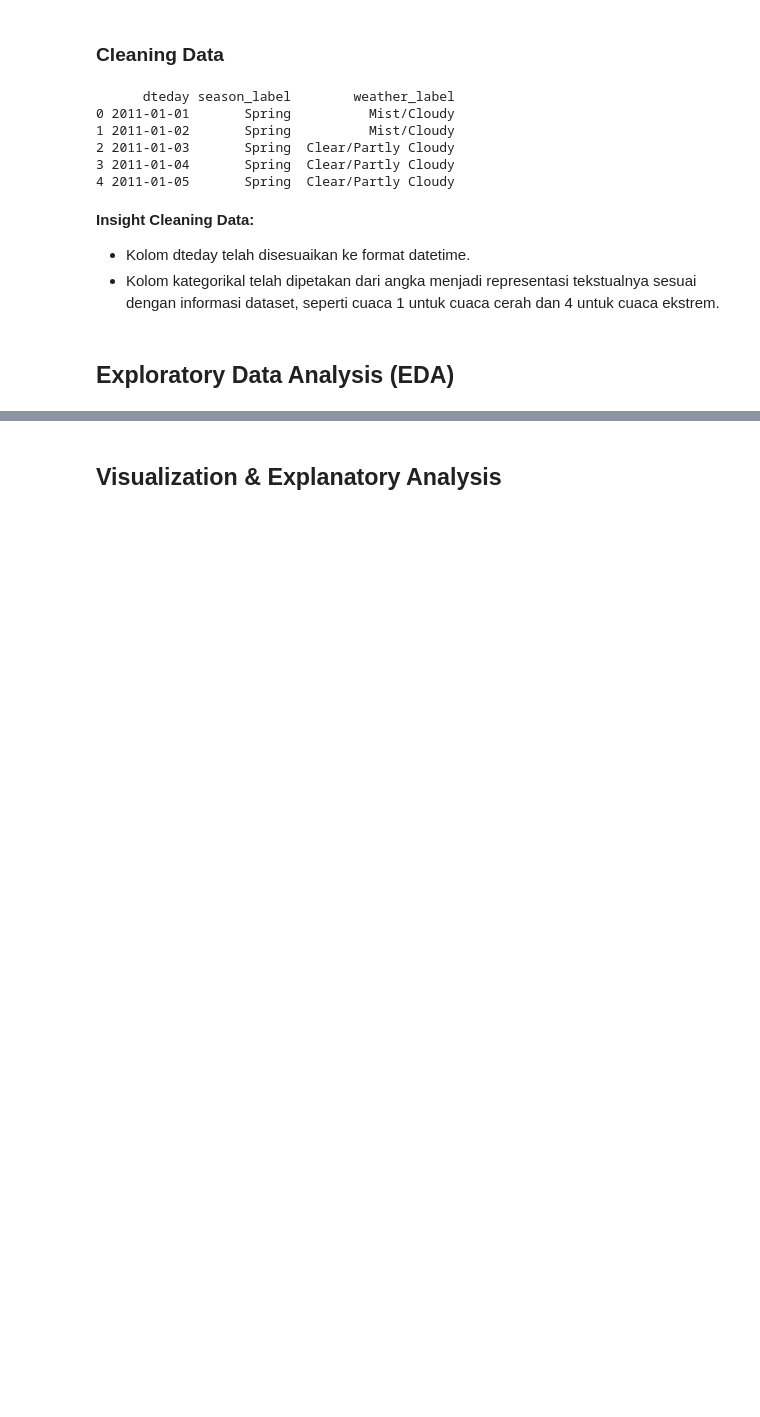
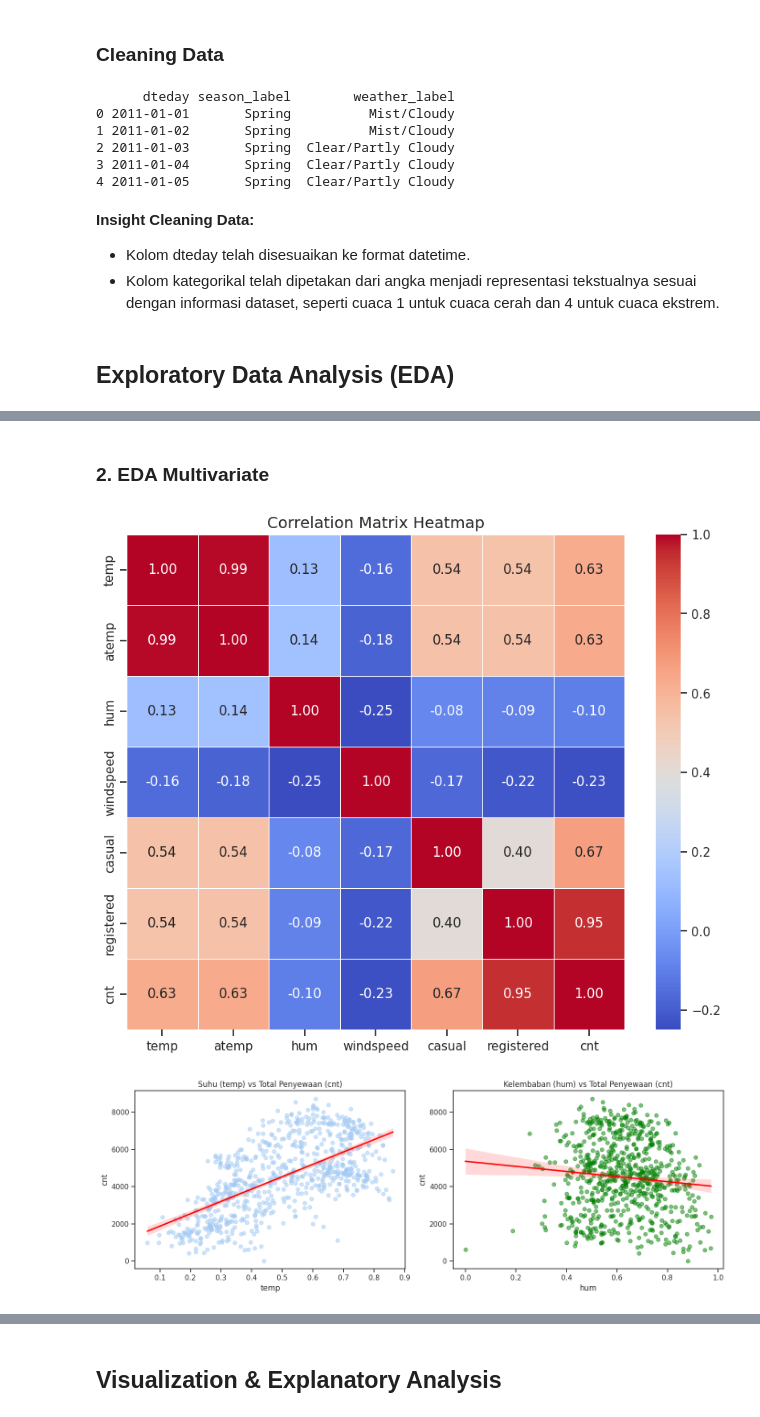
Before and after one commit to AlbertSanggam-231401034/Proyek-Analisis-Data_Albert, a Jupyter notebook: Proyek_Analisis_Data_Albert_Sanggam_Nalom_Sinurat.ipynb, the cells around one changed output, grey strips where cells are left out. Cells and saved outputs as stored; diff of their text form; code cells hidden in the pictures; blank space fills up the shorter version.

```diff
--- a/Proyek_Analisis_Data_Albert_Sanggam_Nalom_Sinurat.ipynb
+++ b/Proyek_Analisis_Data_Albert_Sanggam_Nalom_Sinurat.ipynb
@@ -145,0 +151,24 @@ Sampel Distribusi Rata-rata Penyewaan per Jam:
+# %% [markdown]
+### 2. EDA Multivariate
+# %%
+# Correlation Matrix Heatmap
+numeric_cols = ['temp', 'atemp', 'hum', 'windspeed', 'casual', 'registered', 'cnt']
+plt.figure(figsize=(10, 8))
+sns.heatmap(day_df[numeric_cols].corr(), annot=True, cmap='coolwarm', fmt=".2f", linewidths=0.5)
+plt.title('Correlation Matrix Heatmap', fontsize=14)
+plt.show()
+
+# Scatter Plot dengan Regression Line (Bivariate relationship)
+plt.figure(figsize=(14, 5))
+plt.subplot(1, 2, 1)
+sns.regplot(x='temp', y='cnt', data=day_df, scatter_kws={'alpha':0.5}, line_kws={'color':'red'})
+plt.title('Suhu (temp) vs Total Penyewaan (cnt)')
+
+plt.subplot(1, 2, 2)
+sns.regplot(x='hum', y='cnt', data=day_df, scatter_kws={'alpha':0.5}, line_kws={'color':'red'}, color='green')
+plt.title('Kelembaban (hum) vs Total Penyewaan (cnt)')
+plt.tight_layout()
+plt.show()
+# %% [output]
+[figure, added]
+[figure, added]
```
Also changed, not shown: parts of 26 cells of this notebook, 4 other files.
